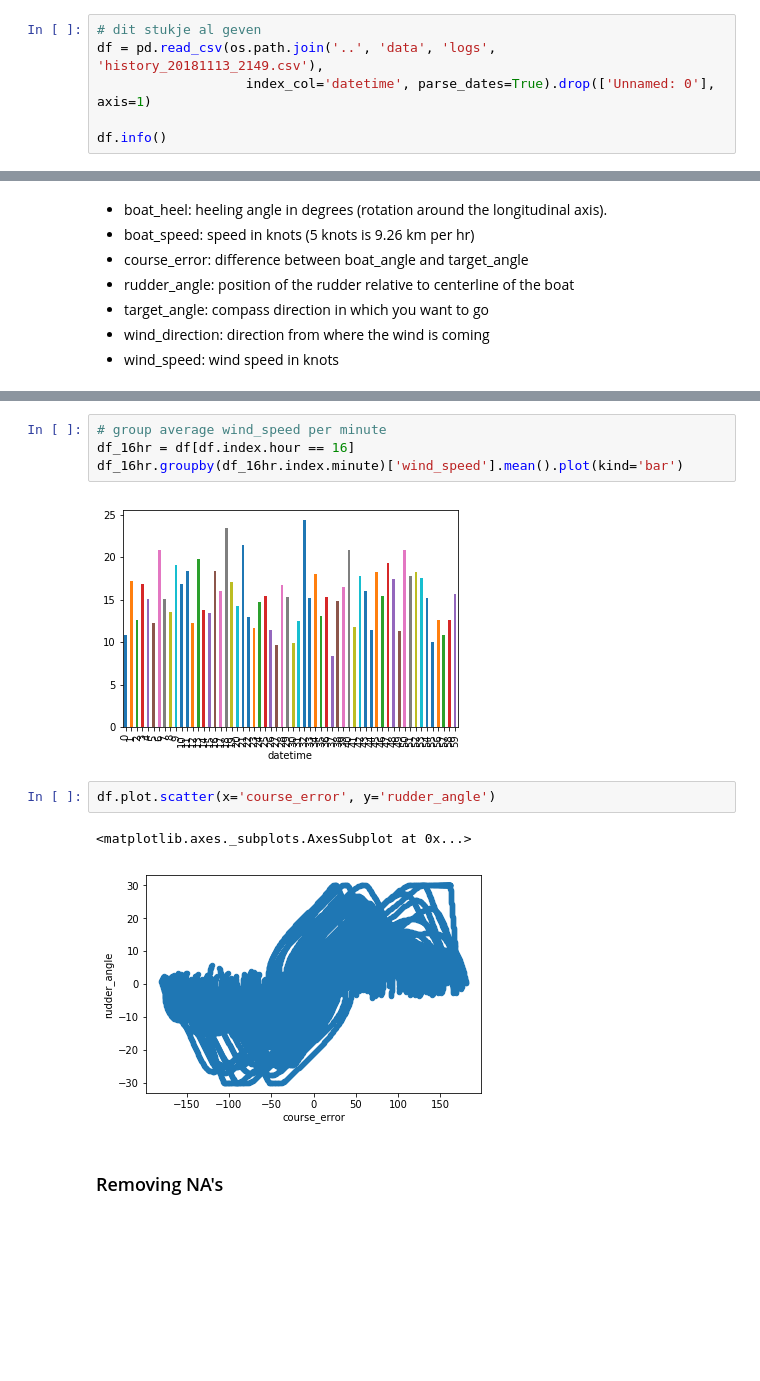
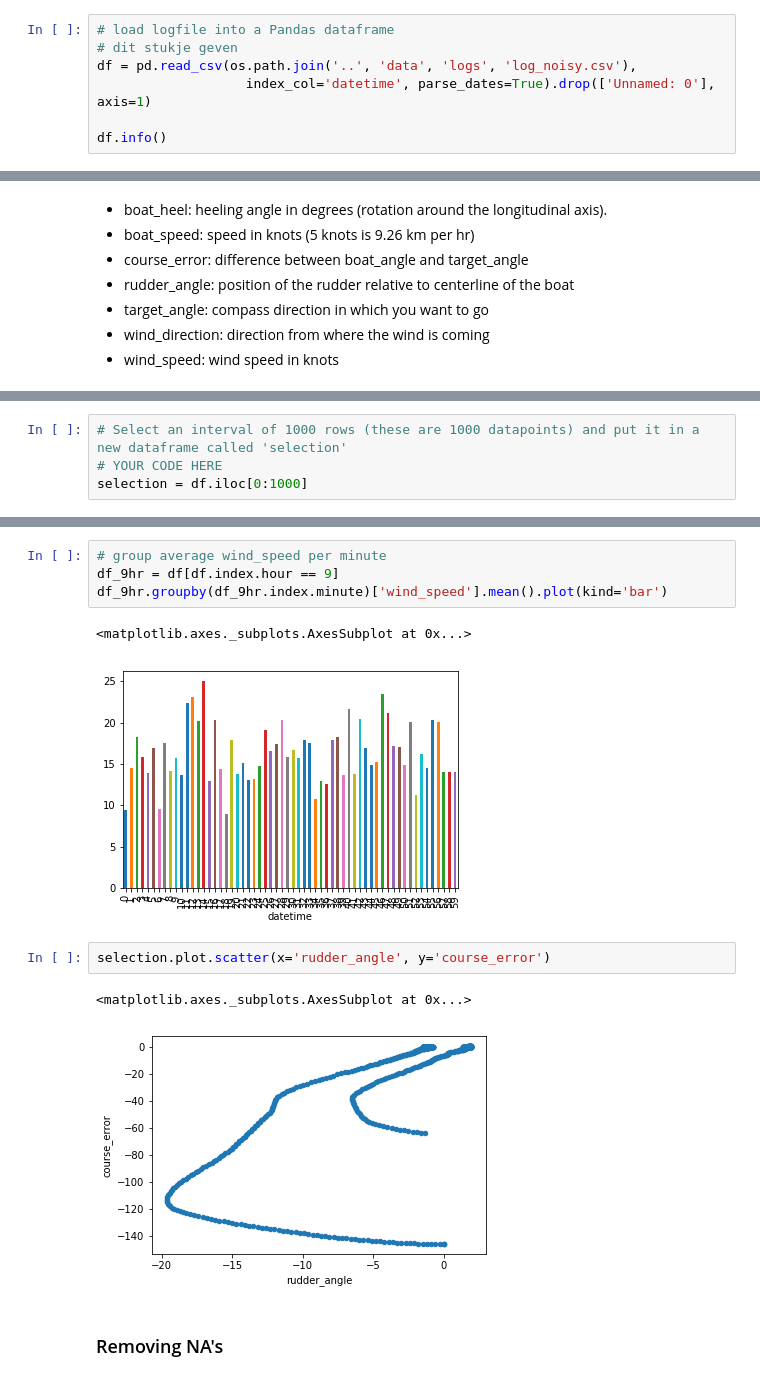
Before and after one commit to wouterdewinter/ai-captain, a Jupyter notebook: notebooks/data_cleaning_with_pandas_solution.ipynb, the cells around one changed output, grey strips where cells are left out. Saved outputs shown, nothing was run; the diff lists cells and outputs as text; blank space fills up the shorter version.

```diff
--- a/notebooks/data_cleaning_with_pandas_solution.ipynb
+++ b/notebooks/data_cleaning_with_pandas_solution.ipynb
@@ -12,8 +12,9 @@ import os
 # %% [markdown]
 ### Import log file
 # %%
-# dit stukje al geven
-df = pd.read_csv(os.path.join('..', 'data', 'logs', 'history_20181113_2149.csv'),
+# load logfile into a Pandas dataframe
+# dit stukje geven
+df = pd.read_csv(os.path.join('..', 'data', 'logs', 'log_noisy.csv'),
                    index_col='datetime', parse_dates=True).drop(['Unnamed: 0'], axis=1)
 
 df.info()
@@ -89,0 +112,4 @@ for var in variables:
+# %%
+# Select an interval of 1000 rows (these are 1000 datapoints) and put it in a new dataframe called 'selection'
+# YOUR CODE HERE
+selection = df.iloc[0:1000]
@@ -114,14 +169,15 @@ plt.grid(True)
 # %%
 # group average wind_speed per minute
-df_16hr = df[df.index.hour == 16]
-df_16hr.groupby(df_16hr.index.minute)['wind_speed'].mean().plot(kind='bar')
+df_9hr = df[df.index.hour == 9]
+df_9hr.groupby(df_9hr.index.minute)['wind_speed'].mean().plot(kind='bar')
 # %% [output]
+<matplotlib.axes._subplots.AxesSubplot at 0x...>
-[figure, old version]
+[figure, new version]
 # %%
-df.plot.scatter(x='course_error', y='rudder_angle')
+selection.plot.scatter(x='rudder_angle', y='course_error')
 # %% [output]
 <matplotlib.axes._subplots.AxesSubplot at 0x...>
-[figure, old version]
+[figure, new version]
 # %% [markdown]
 ### Removing NA's
 # %%
```
Also changed, not shown: parts of 18 cells of this notebook.
